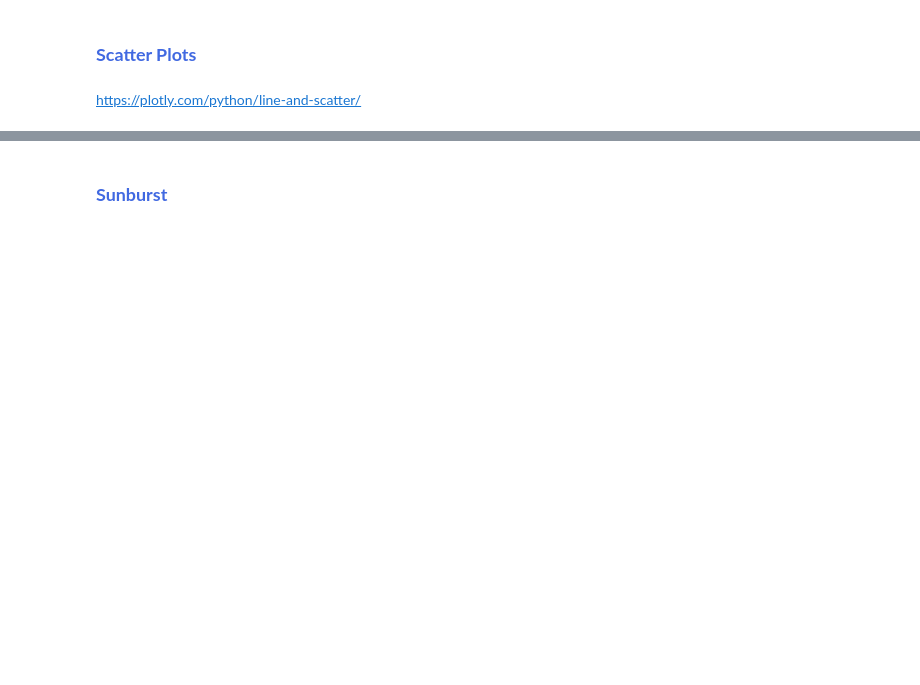
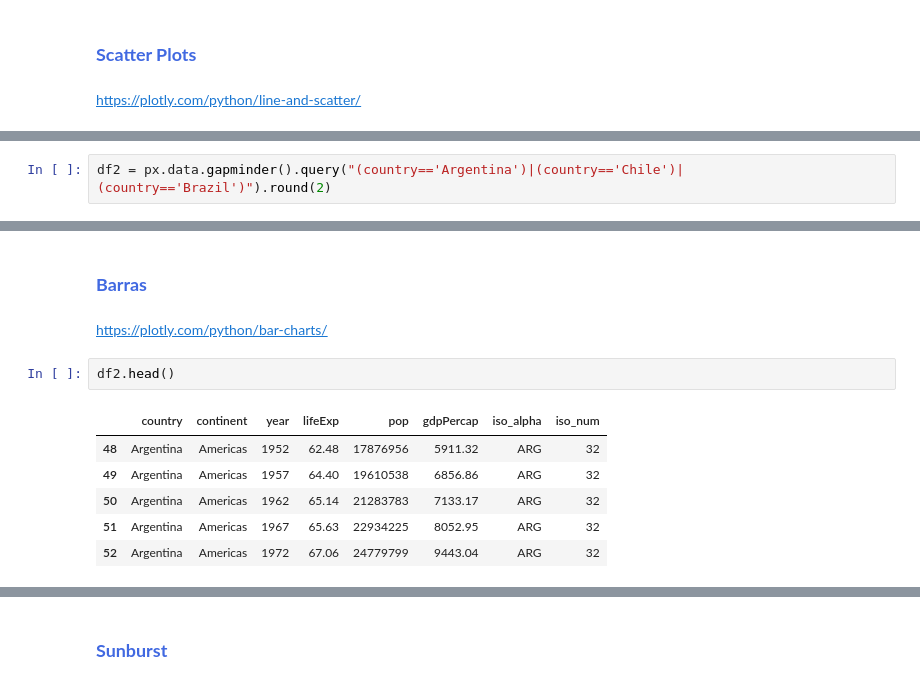
Before and after one commit to cristiandarioortegayubro/P4DA, a Jupyter notebook: plotly_001.ipynb, the cells around one changed output, grey strips where cells are left out. Drawn from its saved outputs; the diff is of its cells as text; blank space fills up the shorter version.

```diff
--- a/plotly_001.ipynb
+++ b/plotly_001.ipynb
@@ -163,0 +197,2 @@ px.scatter_geo(df,
+# %%
+df2 = px.data.gapminder().query("(country=='Argentina')|(country=='Chile')|(country=='Brazil')").round(2)
@@ -163,0 +238,13 @@ px.scatter_geo(df,
+# %% [markdown]
+### **<font color="RoyalBlue">Barras</font>**
+# %% [markdown]
+https://plotly.com/python/bar-charts/
+# %%
+df2.head()
+# %% [output]
+|  | country | continent | year | lifeExp | pop | gdpPercap | iso_alpha | iso_num |
+| 48 | Argentina | Americas | 1952 | 62.48 | 17876956 | 5911.32 | ARG | 32 |
+| 49 | Argentina | Americas | 1957 | 64.40 | 19610538 | 6856.86 | ARG | 32 |
+| 50 | Argentina | Americas | 1962 | 65.14 | 21283783 | 7133.17 | ARG | 32 |
+| 51 | Argentina | Americas | 1967 | 65.63 | 22934225 | 8052.95 | ARG | 32 |
+| 52 | Argentina | Americas | 1972 | 67.06 | 24779799 | 9443.04 | ARG | 32 |
```
Also changed, not shown: parts of 25 cells of this notebook.
